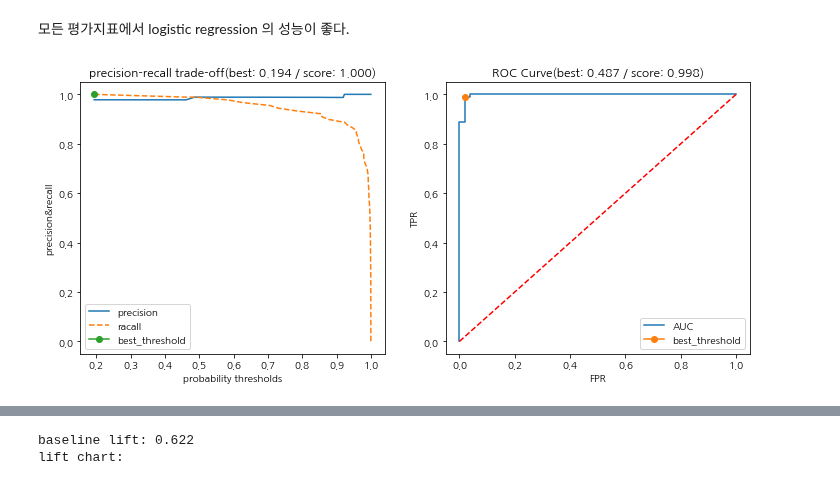
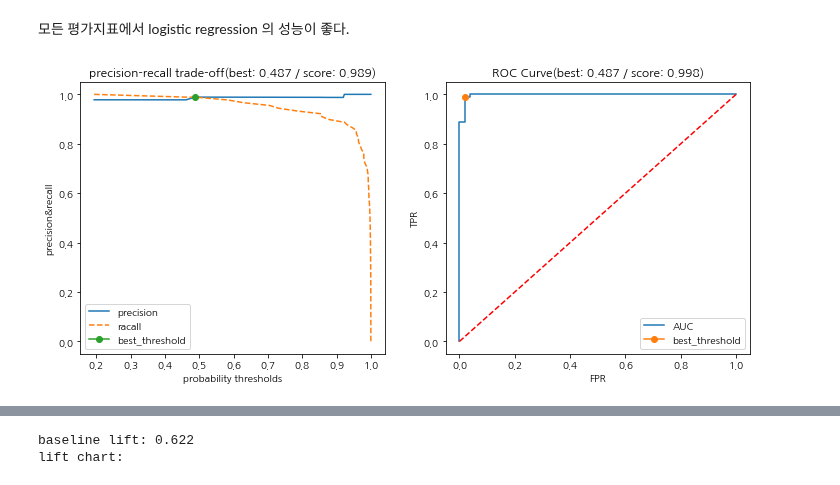
Before and after one commit to qiwerr1004/ADP_go, a Jupyter notebook: final/book/Chap11. 모델 평가지표와 거리지표.ipynb, the cells around one changed output, grey strips where cells are left out. Cells and saved outputs as stored; diff of their text form; code cells hidden in the pictures.

```diff
--- a/final/book/Chap11. 모델 평가지표와 거리지표.ipynb
+++ b/final/book/Chap11. 모델 평가지표와 거리지표.ipynb
@@ -542,35 +542,36 @@ proba = lr.predict_proba(test_X)[:, 1] #레이블 1의 예측확률
 # 정밀도-재현율의 차이가 최소가 되는 지점 찾기
 precision, recall, thresholds = precision_recall_curve(test_Y, proba)
 thresholds = list(thresholds) +[1] # 절편 추가
-idx = np.argmin(np.abs(thresholds)) #가장 최소가 되는 지점의 인덱스
+idx = np.argmin(np.abs(precision - recall)) #가장 최소가 되는 지점의 인덱스
 best_thresholds = thresholds[idx]
 
 # roc-auc가 최대가 되는 지점 찾기
 fpr, tpr, thresholds2 = roc_curve(test_Y, proba)
 auc = roc_auc_score(test_Y, proba)
+
 #youden index(youden's j 통계량): recall - (1-specificity)
 j = tpr - fpr
 idx2 = np.argmax(j)
 best_thresholds2 = thresholds2[idx2]
 
 fig, ax = plt.subplots(1, 2, figsize=(12, 5))
 
 ax[0].plot(thresholds, precision, label='precision')
 ax[0].plot(thresholds, recall, label='racall', ls='--')
 ax[0].plot(best_thresholds, recall[idx], marker='o', label='best_threshold')
 ax[0].set_title(f'precision-recall trade-off(best: {best_thresholds:.3f} / score: {recall[idx]:.3f})')
 ax[0].set_xlabel('probability thresholds')
 ax[0].set_ylabel('precision&recall')
 ax[0].legend()
 
 ax[1].plot(fpr, tpr, label='AUC')
 ax[1].plot([0, 1], [0, 1], color='r', ls='--')
 ax[1].plot(fpr[idx2], tpr[idx2], marker='o', label='best_threshold')
 ax[1].set_title(f"ROC Curve(best: {best_thresholds2:.3f} / score: {auc:.3f})")
 ax[1].legend()
 ax[1].set_xlabel('FPR')
 ax[1].set_ylabel('TPR')
 
 plt.show()
 # %% [output]
-[figure, old version]
+[figure, new version]
```
Also changed, not shown: parts of 35 cells of this notebook.
